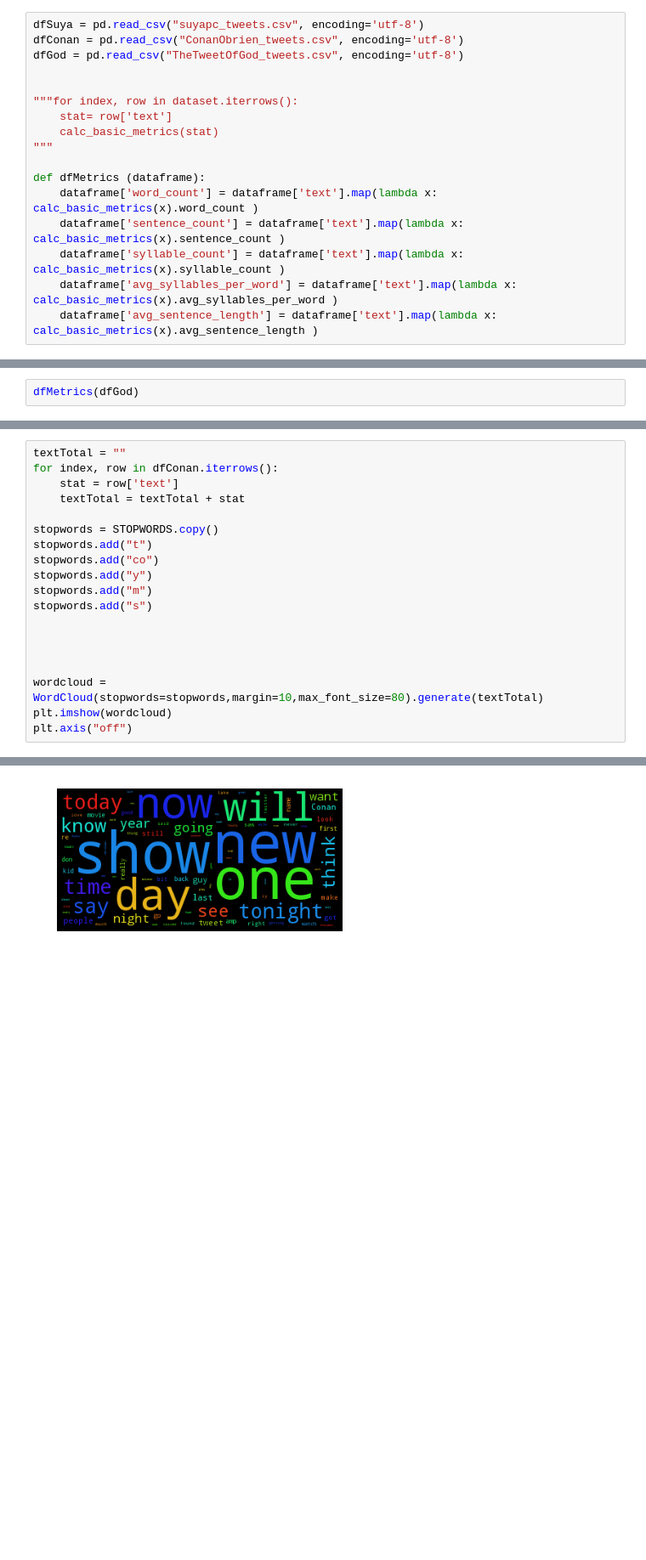
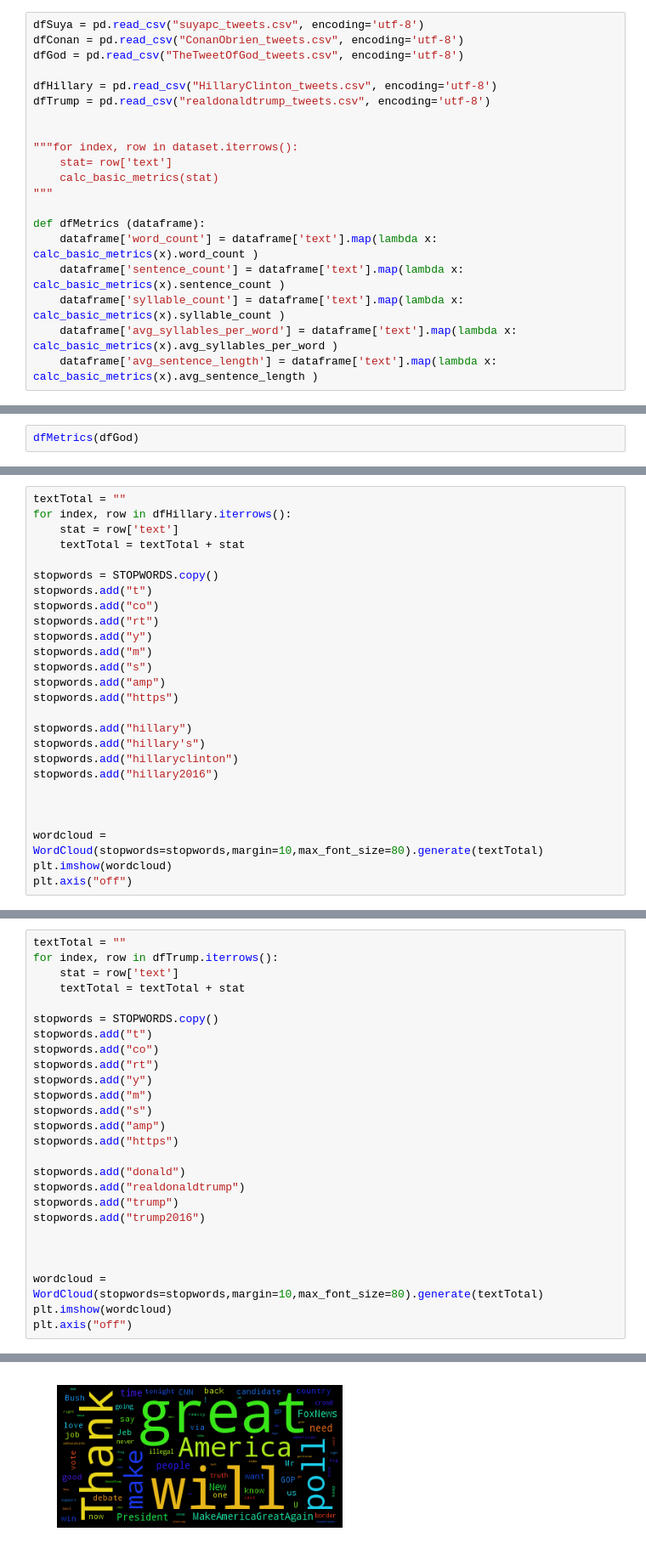
Before and after one commit to Suya/TccTwitter, a Jupyter notebook: experimentos/features.ipynb, the cells around one changed output, grey strips where cells are left out. Shown at 85% size. Saved outputs shown, nothing was run; the diff lists cells and outputs as text; blank space fills up the shorter version.

```diff
--- a/experimentos/features.ipynb
+++ b/experimentos/features.ipynb
@@ -257,6 +257,9 @@ Text Ambiguity level:
 dfSuya = pd.read_csv("suyapc_tweets.csv", encoding='utf-8')
 dfConan = pd.read_csv("ConanObrien_tweets.csv", encoding='utf-8')
 dfGod = pd.read_csv("TheTweetOfGod_tweets.csv", encoding='utf-8')
+
+dfHillary = pd.read_csv("HillaryClinton_tweets.csv", encoding='utf-8')
+dfTrump = pd.read_csv("realdonaldtrump_tweets.csv", encoding='utf-8')
 
 
 """for index, row in dataset.iterrows():
@@ -310,0 +327,26 @@ dfConan['sentence_count'].plot()
+# %%
+textTotal = ""
+for index, row in dfHillary.iterrows():
+    stat = row['text']
+    textTotal = textTotal + stat
+
+stopwords = STOPWORDS.copy()
+stopwords.add("t")
+stopwords.add("co")
+stopwords.add("rt")
+stopwords.add("y")
+stopwords.add("m")
+stopwords.add("s")
+stopwords.add("amp")
+stopwords.add("https")
+
+stopwords.add("hillary")
+stopwords.add("hillary's")
+stopwords.add("hillaryclinton")
+stopwords.add("hillary2016")
+
+
+
+wordcloud = WordCloud(stopwords=stopwords,margin=10,max_font_size=80).generate(textTotal)
+plt.imshow(wordcloud)
+plt.axis("off")
@@ -311,22 +356,29 @@ dfConan['sentence_count'].plot()
 # %%
 textTotal = ""
-for index, row in dfConan.iterrows():
+for index, row in dfTrump.iterrows():
     stat = row['text']
     textTotal = textTotal + stat
 
 stopwords = STOPWORDS.copy()
 stopwords.add("t")
 stopwords.add("co")
+stopwords.add("rt")
 stopwords.add("y")
 stopwords.add("m")
 stopwords.add("s")
+stopwords.add("amp")
+stopwords.add("https")
 
+stopwords.add("donald")
+stopwords.add("realdonaldtrump")
+stopwords.add("trump")
+stopwords.add("trump2016")
 
 
 
 wordcloud = WordCloud(stopwords=stopwords,margin=10,max_font_size=80).generate(textTotal)
 plt.imshow(wordcloud)
 plt.axis("off")
 # %% [output]
 (-0.5, 399.5, 199.5, -0.5)
-[figure, old version]
+[figure, new version]
```
Also changed, not shown: parts of 11 cells of this notebook, 1 other file.
